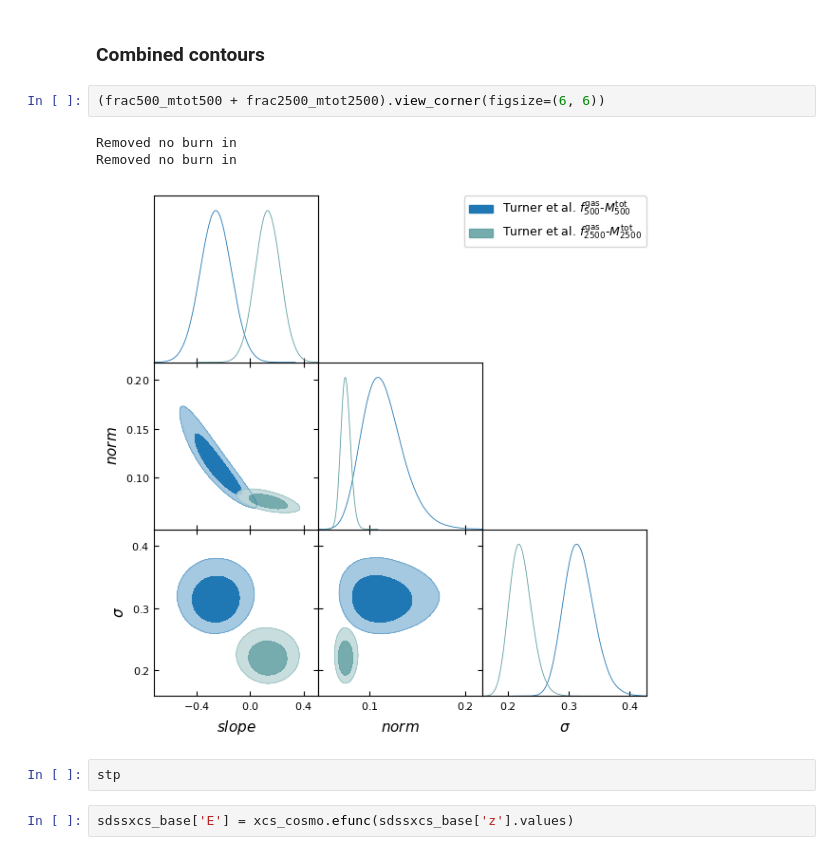
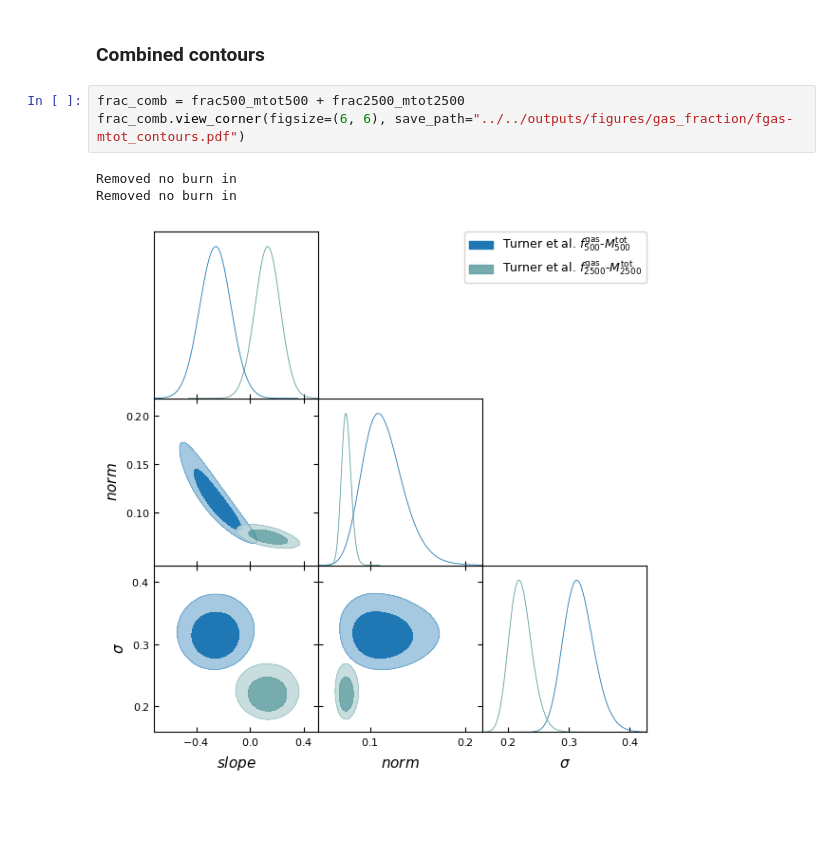
Before and after one commit to DavidT3/XCS-Mass-II-Analysis, a Jupyter notebook: notebooks/gas_fraction/sdssrm_measure_gas_fraction.ipynb, the cells around one changed output. Drawn from its saved outputs; the diff is of its cells as text; blank space fills up the shorter version.

Commit message:
Finished off the gas fraction notebook

```diff
--- a/notebooks/gas_fraction/sdssrm_measure_gas_fraction.ipynb
+++ b/notebooks/gas_fraction/sdssrm_measure_gas_fraction.ipynb
@@ -254,12 +258,9 @@ frac2500_mtot2500.view(figsize=(8, 7), log_scale=True, plot_title='',
 # %% [markdown]
 ### Combined contours
 # %%
-(frac500_mtot500 + frac2500_mtot2500).view_corner(figsize=(6, 6))
+frac_comb = frac500_mtot500 + frac2500_mtot2500
+frac_comb.view_corner(figsize=(6, 6), save_path="../../outputs/figures/gas_fraction/fgas-mtot_contours.pdf")
 # %% [output]
 Removed no burn in
 Removed no burn in
-[figure, old version]
+[figure, new version]
-# %%
-stp
-# %%
-sdssxcs_base['E'] = xcs_cosmo.efunc(sdssxcs_base['z'].values)
```
Also changed, not shown: parts of 34 cells of this notebook.
